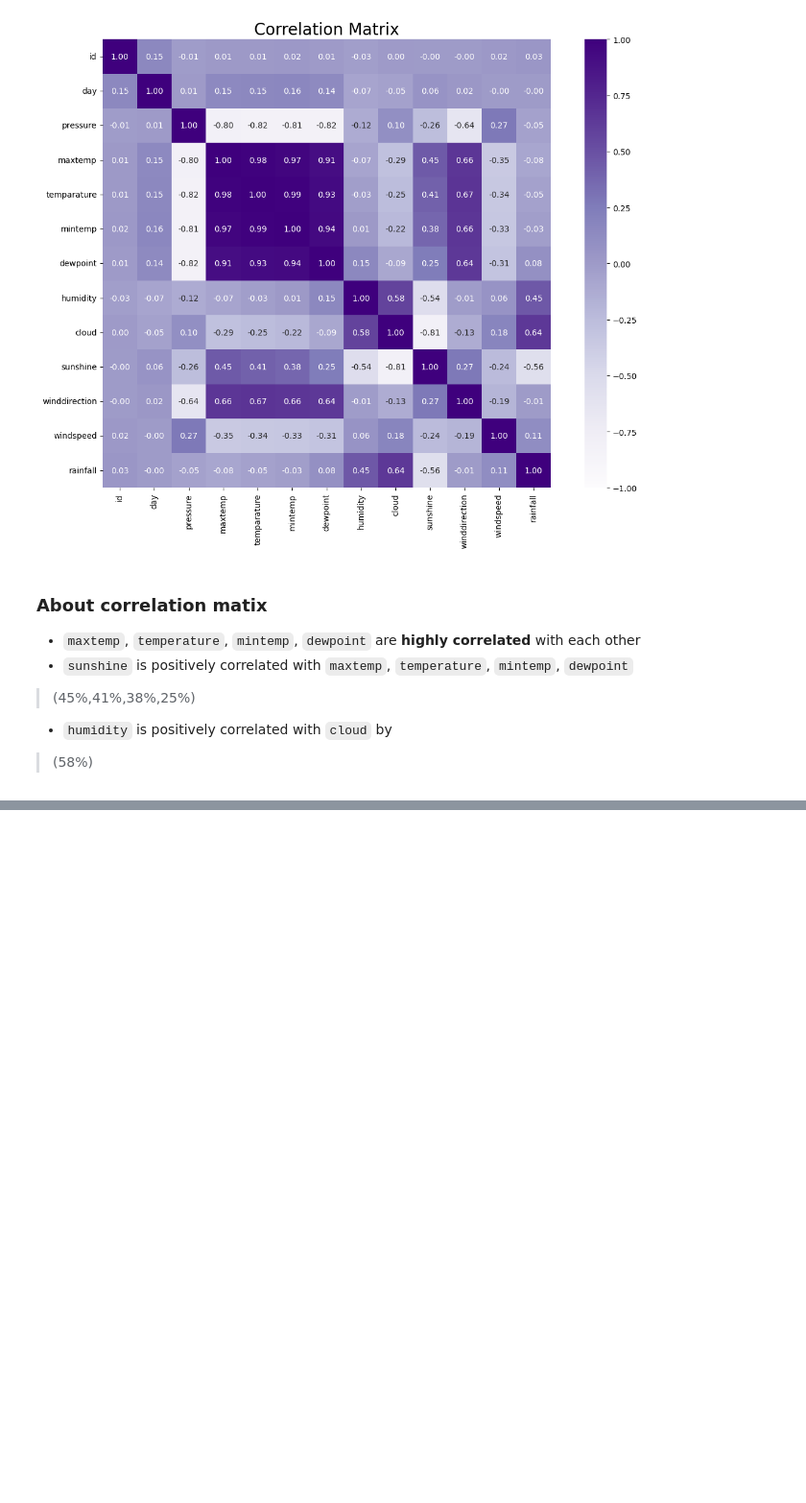
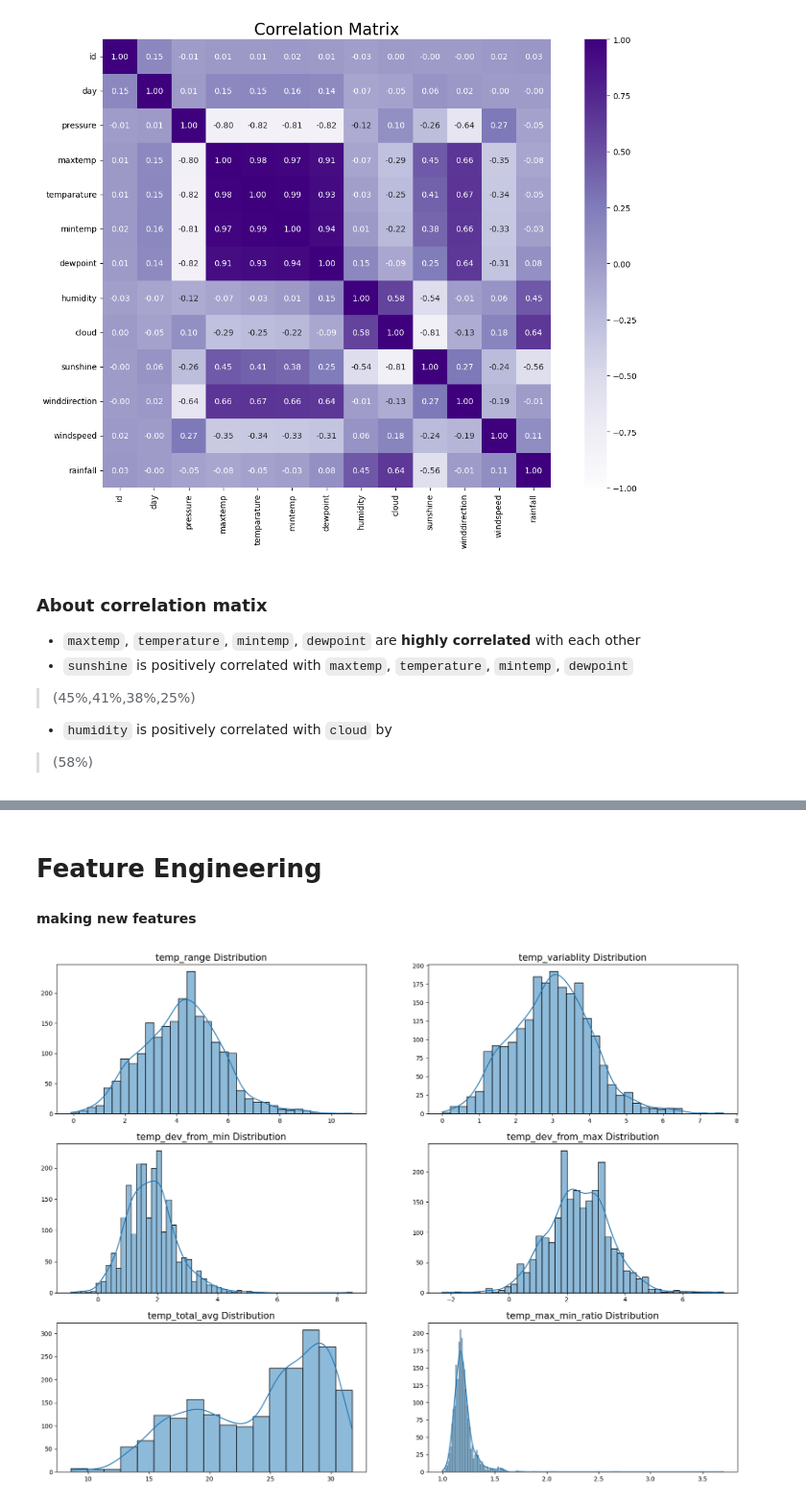
Before and after one commit to yanicodeverse/Binary-Prediction-with-a-Rainfall-Dataset, a Jupyter notebook: rainfall.ipynb, the cells around one changed output, grey strips where cells are left out. Shown at 96% size. Cells and saved outputs as stored; diff of their text form; code cells hidden in the pictures; blank space fills up the shorter version.

Commit message:
PENDING: Making new useful feature

```diff
--- a/rainfall.ipynb
+++ b/rainfall.ipynb
@@ -330,0 +375,35 @@ Text(0.5, 1.0, 'Correlation Matrix')
+# %% [markdown]
+# Feature Engineering
+# %% [markdown]
+__making new features__
+# %%
+def new_features(data):
+    data['temp_range'] = data['maxtemp'] - data['mintemp']
+    data['temp_variablity'] = data[['maxtemp', 'mintemp']].std(axis=1)
+    data['temp_dev_from_min'] = data['temparature'] - data['mintemp']
+    data['temp_dev_from_max'] = data['maxtemp'] - data['temparature']
+    data['temp_total_avg'] = data[['maxtemp', 'mintemp', 'temparature']].mean(axis=1)
+    data['temp_max_min_ratio'] = data['maxtemp'] / data['mintemp']
+
+    data['wind_effect'] = data['windspeed'] * data['winddirection']
+
+    data['cloud_per_sunshine'] = data['cloud'] / (data['sunshine'] + 1)
+
+    return data
+# %%
+train_df = new_features(train_df)
+test_df = new_features(test_df)
+# %%
+new_temp_col = [col for col in train_df.columns if col.startswith('temp_')]
+
+fig, ax = plt.subplots(3,2, figsize=(20, 15))
+ax = ax.ravel()
+
+
+for i, col in enumerate(new_temp_col):
+    sns.histplot(x = col, ax=ax[i], data=train_df, kde=True)
+    ax[i].set_title(f'{col} Distribution', fontsize=15)
+    ax[i].set_xlabel(None, fontsize=16)
+    ax[i].set_ylabel(None, fontsize=16)
+# %% [output]
+[figure, added]
```
Also changed, not shown: parts of 3 cells of this notebook.
